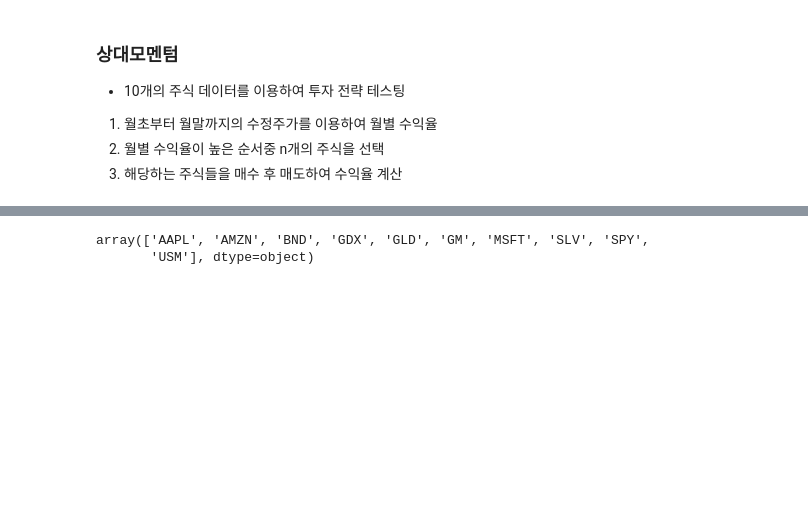
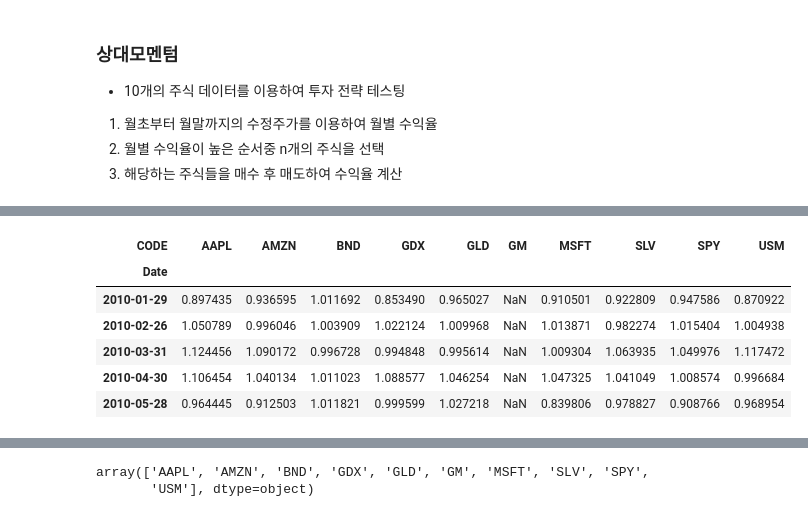
Before and after one commit to bsmoon-86/ubion-10, a Jupyter notebook: python/240929/01_momentum2.ipynb, the cells around one changed output, grey strips where cells are left out. Saved outputs shown, nothing was run; the diff lists cells and outputs as text; code cells hidden in the pictures; blank space fills up the shorter version.

```diff
--- a/python/240929/01_momentum2.ipynb
+++ b/python/240929/01_momentum2.ipynb
@@ -90,6 +149,16 @@ month_rtn_df = month_rtn_df.pivot_table(
     columns= 'CODE',
     values= '1m_rtn'
 )
+# %%
+month_rtn_df.head()
+# %% [output]
+| CODE | AAPL | AMZN | BND | GDX | GLD | GM | MSFT | SLV | SPY | USM |
+| Date |  |  |  |  |  |  |  |  |  |  |
+| 2010-01-29 | 0.897435 | 0.936595 | 1.011692 | 0.853490 | 0.965027 | NaN | 0.910501 | 0.922809 | 0.947586 | 0.870922 |
+| 2010-02-26 | 1.050789 | 0.996046 | 1.003909 | 1.022124 | 1.009968 | NaN | 1.013871 | 0.982274 | 1.015404 | 1.004938 |
+| 2010-03-31 | 1.124456 | 1.090172 | 0.996728 | 0.994848 | 0.995614 | NaN | 1.009304 | 1.063935 | 1.049976 | 1.117472 |
+| 2010-04-30 | 1.106454 | 1.040134 | 1.011023 | 1.088577 | 1.046254 | NaN | 1.047325 | 1.041049 | 1.008574 | 0.996684 |
+| 2010-05-28 | 0.964445 | 0.912503 | 1.011821 | 0.999599 | 1.027218 | NaN | 0.839806 | 0.978827 | 0.908766 | 0.968954 |
 # %%
 month_rtn_df = month_rtn_df.rank(
     axis=1,
```
Also changed, not shown: parts of 30 cells of this notebook, 1 other file.
